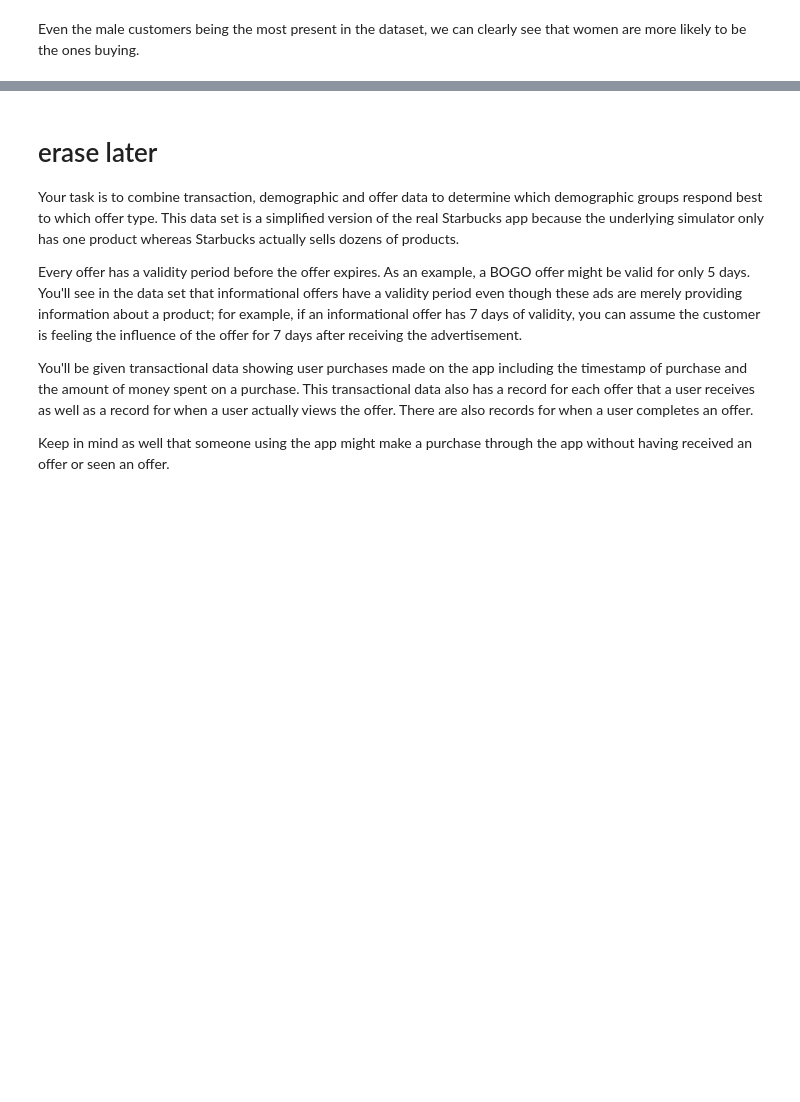
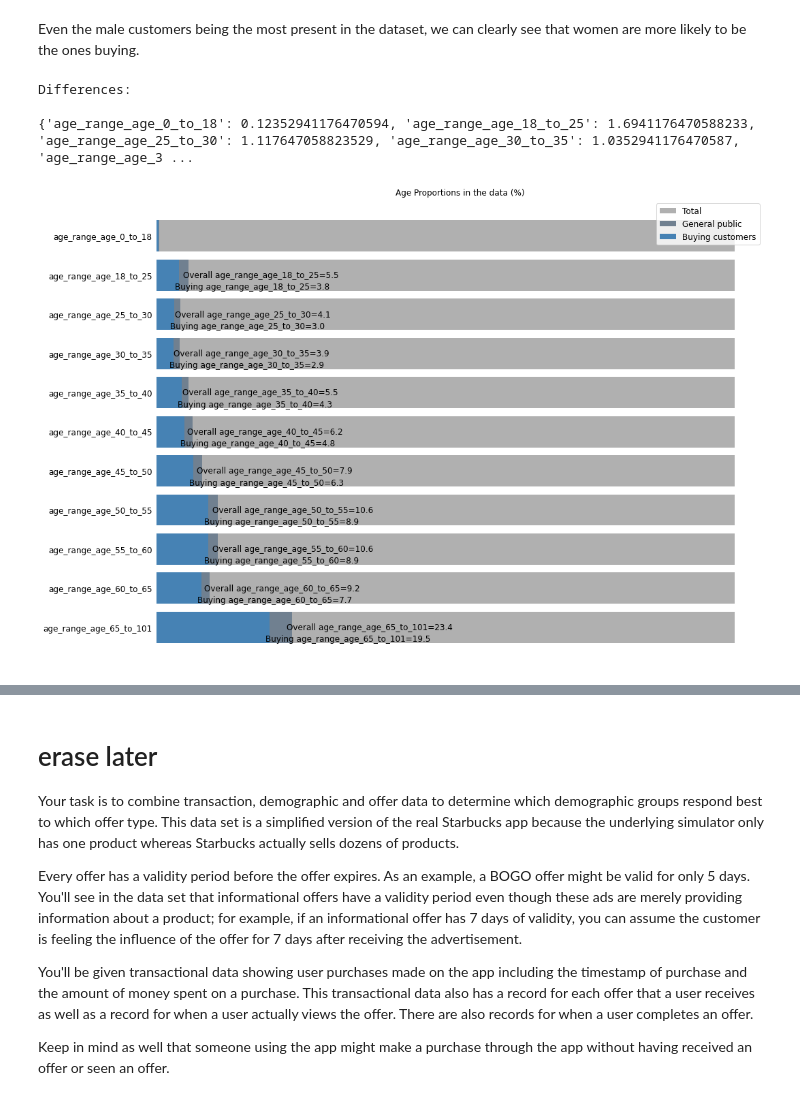
Before and after one commit to dletoneiva/recs_with_starbucks, a Jupyter notebook: data_analysis.ipynb, the cells around one changed output, grey strips where cells are left out. Cells and saved outputs as stored; diff of their text form; code cells hidden in the pictures; blank space fills up the shorter version.

```diff
--- a/data_analysis.ipynb
+++ b/data_analysis.ipynb
@@ -246,2 +254,29 @@ plot_bars(gender_proportions,
 # %% [markdown]
 Even the male customers being the most present in the dataset, we can clearly see that women are more likely to be the ones buying.
+# %%
+columns = ['age_range_age_0_to_18',
+           'age_range_age_18_to_25',
+           'age_range_age_25_to_30',
+           'age_range_age_30_to_35',
+           'age_range_age_35_to_40',
+           'age_range_age_40_to_45',
+           'age_range_age_45_to_50',
+           'age_range_age_50_to_55',
+           'age_range_age_55_to_60',
+           'age_range_age_60_to_65',
+           'age_range_age_65_to_101']
+age_proportions, age_proportions_buying = parse_data(df, columns)
+legend = ['Total','General public', 'Buying customers']
+title = 'Age Proportions in the data (%)'
+age_proportions
+plot_bars(age_proportions,
+          age_proportions_buying,
+          columns,
+          legend,
+          title,
+          spacing=0.3)
+# %% [output]
+Differences:
+
+{'age_range_age_0_to_18': 0.12352941176470594, 'age_range_age_18_to_25': 1.6941176470588233, 'age_range_age_25_to_30': 1.117647058823529, 'age_range_age_30_to_35': 1.0352941176470587, 'age_range_age_3 ...
+[figure, added]
```
Also changed, not shown: parts of 8 cells of this notebook, 3 other files.
